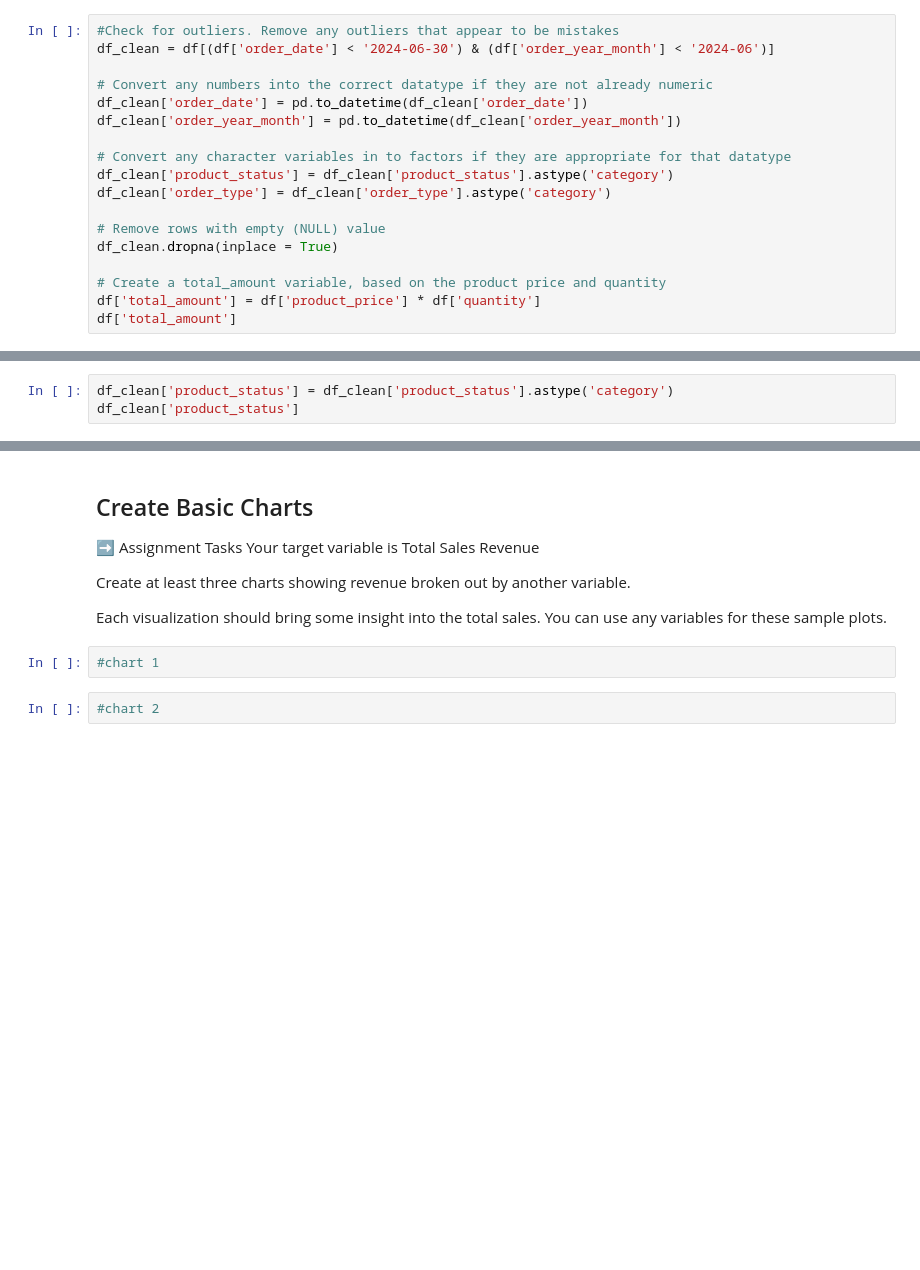
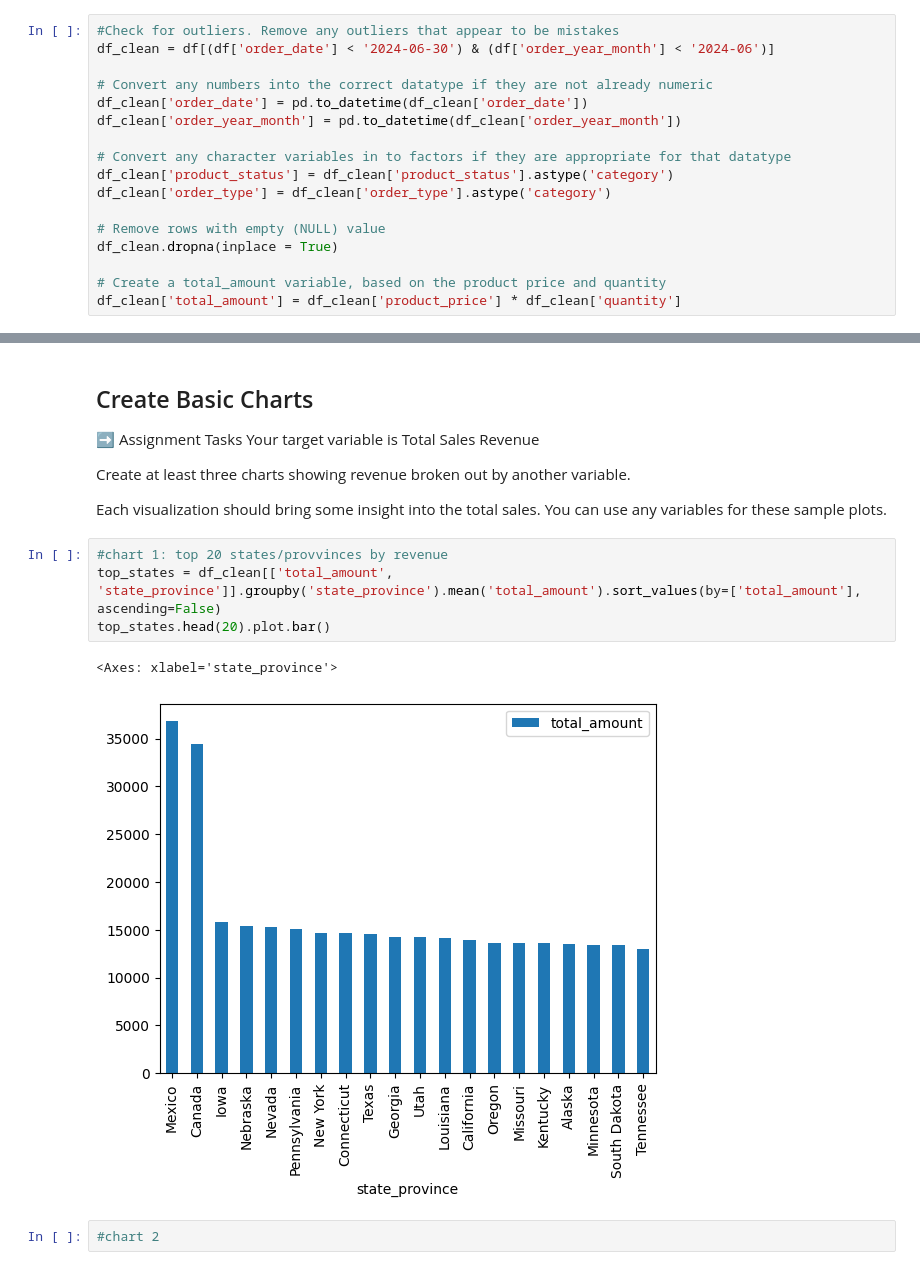
Before and after one commit to BBloxham1/is4487, a Jupyter notebook: Labs/Scripts/lab6_retailer_eda.ipynb, the cells around one changed output, grey strips where cells are left out. Cells and saved outputs as stored; diff of their text form; blank space fills up the shorter version.

```diff
--- a/Labs/Scripts/lab6_retailer_eda.ipynb
+++ b/Labs/Scripts/lab6_retailer_eda.ipynb
@@ -113,8 +90,7 @@ df_clean['order_type'] = df_clean['order_type'].astype('category')
 df_clean.dropna(inplace = True)
 
 # Create a total_amount variable, based on the product price and quantity
-df['total_amount'] = df['product_price'] * df['quantity']
-df['total_amount']
+df_clean['total_amount'] = df_clean['product_price'] * df_clean['quantity']
 # %% [output]
 A value is trying to be set on a copy of a slice from a DataFrame.
 Try using .loc[row_indexer,col_indexer] = value instead
@@ -150,3 +111,0 @@ dtype: float64
-# %%
-df_clean['product_status'] = df_clean['product_status'].astype('category')
-df_clean['product_status']
@@ -179,8 +135,13 @@ Your target variable is Total Sales Revenue
 Create at least three charts showing revenue broken out by another variable.
 
 Each visualization should bring some insight into the total sales. You can use any variables for these sample plots.
-# %%
-#chart 1
+# %%
+#chart 1: top 20 states/provvinces by revenue
+top_states = df_clean[['total_amount', 'state_province']].groupby('state_province').mean('total_amount').sort_values(by=['total_amount'], ascending=False)
+top_states.head(20).plot.bar()
+# %% [output]
+<Axes: xlabel='state_province'>
+[figure, added]
 # %%
 #chart 2
 # %%
```
Also changed, not shown: parts of 4 cells of this notebook.
